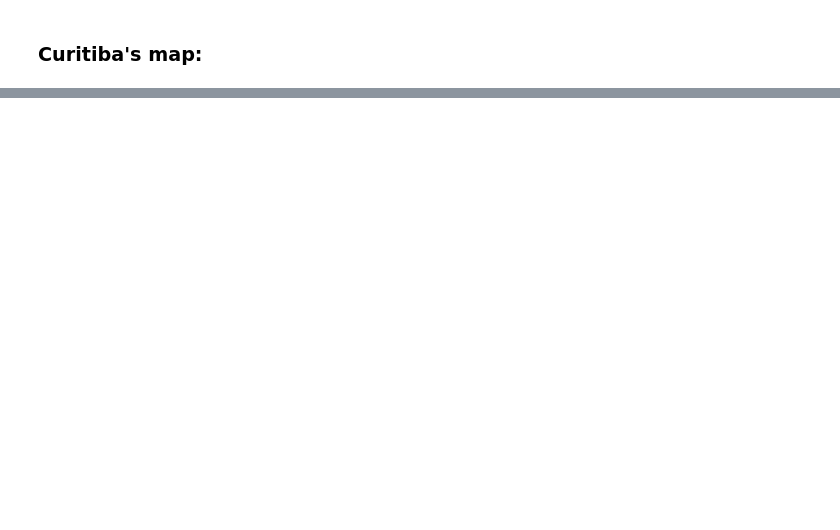
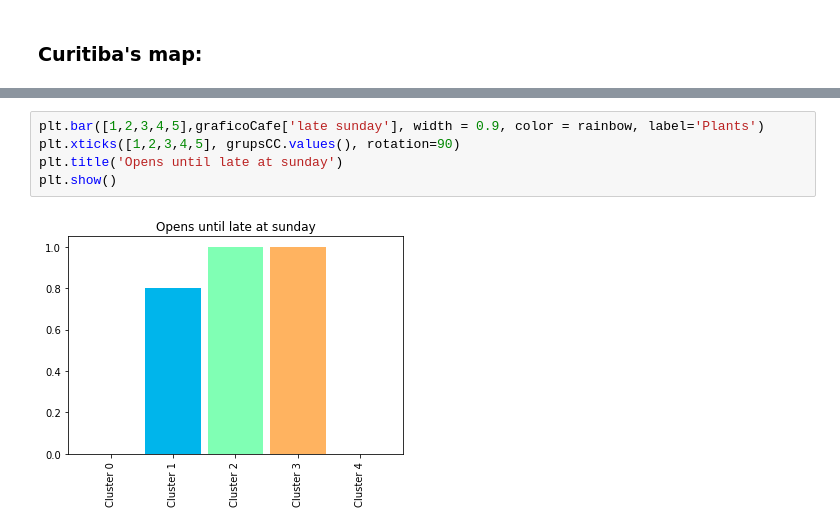
Before and after one commit to Cleversonzato/coursera, a Jupyter notebook: introFinal-Code.ipynb, the cells around one changed output, grey strips where cells are left out. Cells and saved outputs as stored; diff of their text form; blank space fills up the shorter version.

```diff
--- a/introFinal-Code.ipynb
+++ b/introFinal-Code.ipynb
@@ -106,0 +298,7 @@ cafeColonialDF
+# %%
+plt.bar([1,2,3,4,5],graficoCafe['late sunday'], width = 0.9, color = rainbow, label='Plants')
+plt.xticks([1,2,3,4,5], grupsCC.values(), rotation=90)
+plt.title('Opens until late at sunday')
+plt.show()
+# %% [output]
+[figure, added]
```
Also changed, not shown: parts of 41 cells of this notebook, 3 other files.
